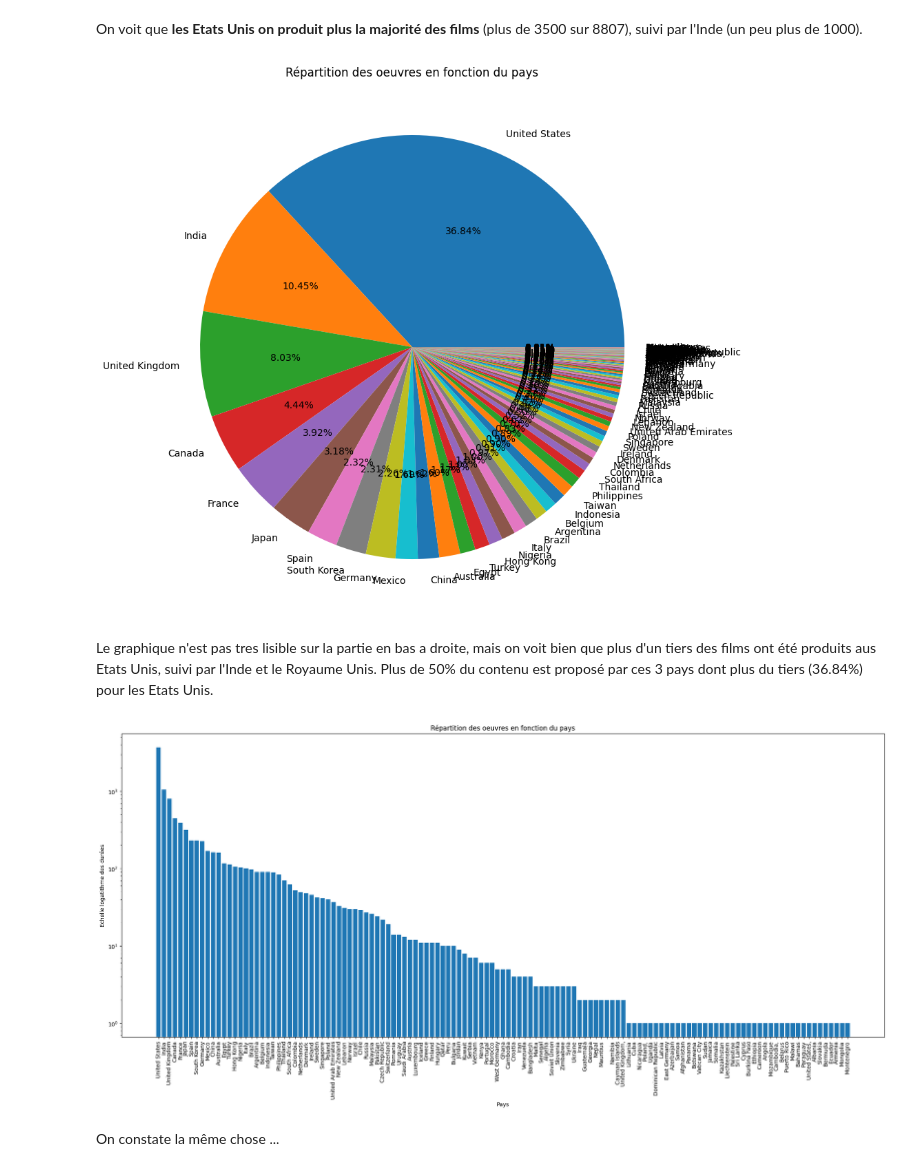
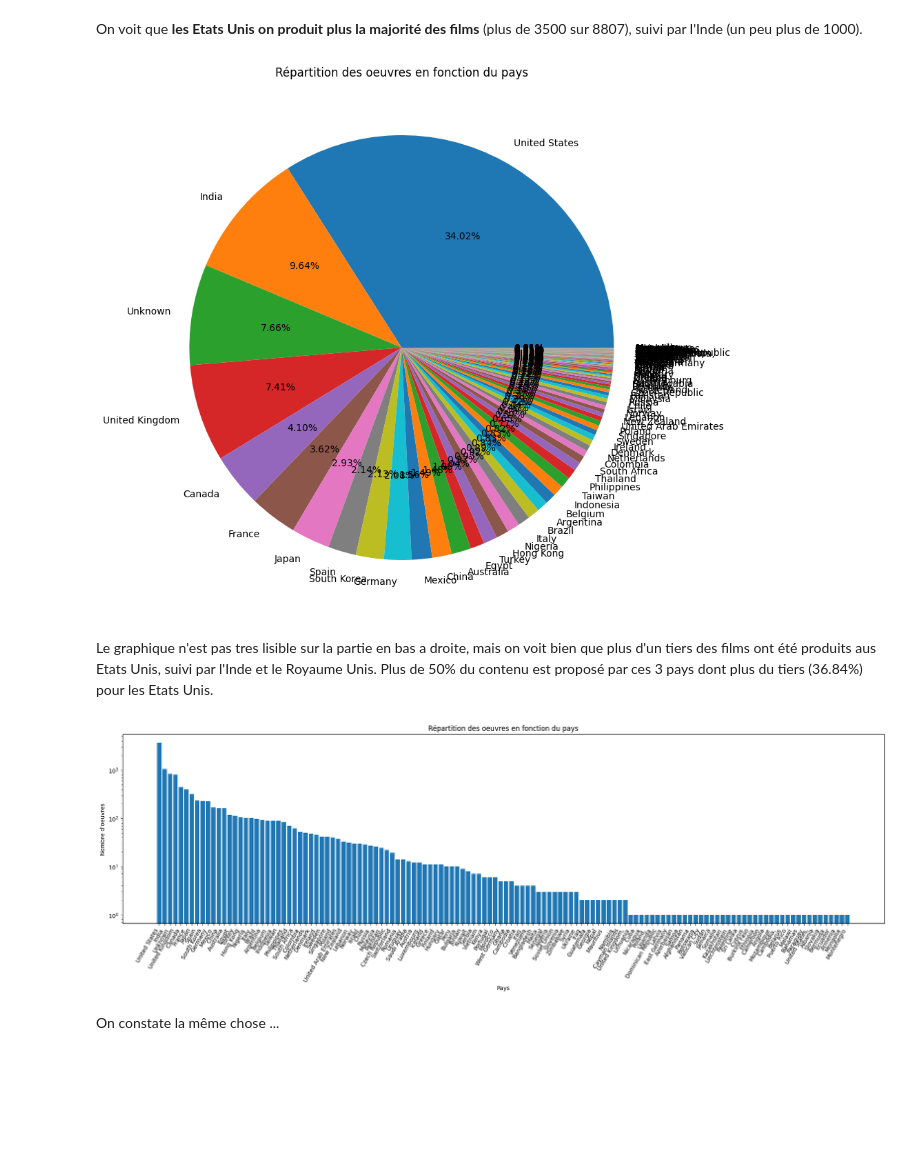
Before and after one commit to leo-carrey/Netflix-Insights, a Jupyter notebook: Netflix Data Analysis.ipynb, the cells around one changed output. Saved outputs shown, nothing was run; the diff lists cells and outputs as text; code cells hidden in the pictures; blank space fills up the shorter version.

Commit message:
Refactor (create barplot() function)

```diff
--- a/Netflix Data Analysis.ipynb
+++ b/Netflix Data Analysis.ipynb
@@ -628,3 +630,22 @@ L'année 2020 est l'année avec le plus de séries ajoutés au catalogue Netflix
+# %%
+def barplot(x, y, title, xlabel, ylabel, figsize=(24, 6), rotation=45, write_values=True, log_scale=False):
+    plt.figure(figsize=figsize)
+    ax = plt.gca()
+    bars = plt.bar(x, y)
+    if write_values:
+        for bar in bars:
+            height = bar.get_height()
+            ax.annotate(int(height),
+                        xy=(bar.get_x() + bar.get_width() / 2, height),
+                        xytext=(0, 3),  # décalage du texte par rapport à la barre
+                        textcoords="offset points",
+                        ha='center', va='bottom')
+    if log_scale:
+        plt.yscale("log")
+    plt.xlabel(xlabel)
+    plt.ylabel(ylabel)
+    plt.title(title)
+    plt.xticks(rotation=rotation, ha="right")
 # %% [markdown]
 #### a. La répartition du type d'oeuvres du dataset
 # %%
@@ -641,3 +666,5 @@ On peut observer qu'il y a **un peu plus de 2x plus** (2.29 x) de films que de s
+# %%
+df["country"] = df["country"].fillna("Unknown")
 # %%
 # On regroupe par pays
 countries_count = df["country"].str.split(", ").explode().value_counts()
@@ -675,20 +692,24 @@ plt.title("Répartition des oeuvres en fonction du pays")
 
 plt.show()
 # %% [output]
-[figure, old version]
+[figure, new version]
 # %% [markdown]
 Le graphique n'est pas tres lisible sur la partie en bas a droite, mais on voit bien que plus d'un tiers des films ont été produits aus Etats Unis, suivi par l'Inde et le Royaume Unis. Plus de 50% du contenu est proposé par ces 3 pays dont plus du tiers (36.84%) pour les Etats Unis.
 # %%
-plt.figure(figsize=(25, 10))
-plt.yscale("log")  # Echelle logarihmique (pour la lisibilité)
-plt.bar(countries_count.index, countries_count)
-plt.title("Répartition des oeuvres en fonction du pays")
-plt.xticks(rotation=90)
-plt.xlabel("Pays")
-plt.ylabel("Echelle logatithme des durées")
+barplot(
+    x=countries_count.index,
+    y=countries_count,
+    title="Répartition des oeuvres en fonction du pays",
+    xlabel="Pays",
+    ylabel="Nombre d'oeuvres",
+    rotation=60,
+    write_values=False,
+    log_scale=True
+)
+
 plt.show()
 # %% [output]
-[figure, old version]
+[figure, new version]
 # %% [markdown]
 On constate la même chose ...
 # %% [markdown]
```
Also changed, not shown: parts of 18 cells of this notebook.
